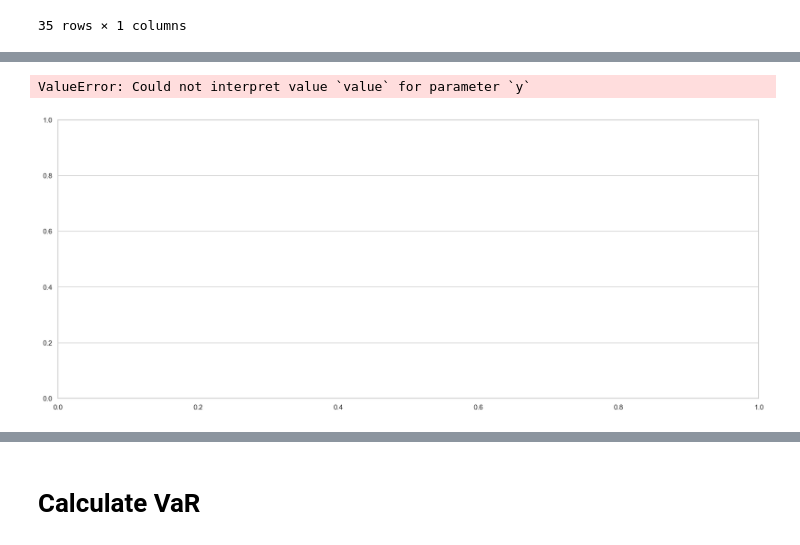
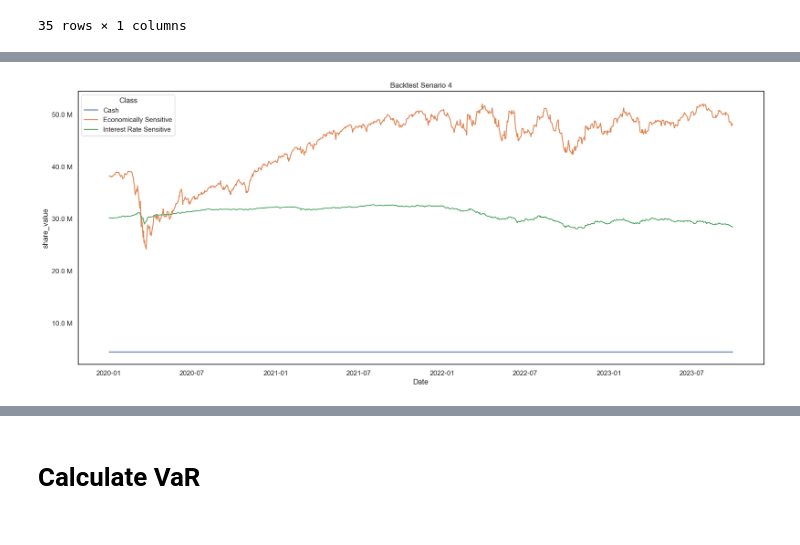
Before and after one commit to dsimband/DATA618, a Jupyter notebook: w5/DATA618_W5_VaR.ipynb, the cells around one changed output, grey strips where cells are left out. Drawn from its saved outputs; the diff is of its cells as text; code cells hidden in the pictures.

```diff
--- a/w5/DATA618_W5_VaR.ipynb
+++ b/w5/DATA618_W5_VaR.ipynb
@@ -247,0 +157,8 @@ Name: C_A_S_H, Length: 943, dtype: int64
+# %%
+#t_df = df
+
+plt.figure(figsize=(20,10))
+mask = np.zeros_like(price_df.corr())
+mask[np.triu_indices_from(mask)] = True
+sns.set_style("white")
+_p = sns.heatmap(price_df.corr().round(2), annot=True, mask=mask, cmap="plasma", annot_kws={"size": 10})
@@ -287,8 +208,8 @@ price_df
 943 rows × 35 columns
 # %%
 m_df = price_df.copy()
-#m_df['Date'] = m_df.index
 m_df.reset_index(inplace=True)
 m_df = m_df.melt(id_vars=['Date'])
+m_df.columns = ['Date','Ticker','Price']
 m_df
 # %% [output]
@@ -325,5 +250,5 @@ l_df
 # %%
-m_df = m_df.merge(l_df, how='left', left_on='variable', right_on='Ticker').merge(shares_df,how='left' ,left_on='Ticker', right_on='Ticker')
-m_df['share_value'] = m_df['value'] * m_df['Shares']
-m_df
+merg_df = m_df.merge(l_df, how='left', left_on='Ticker', right_on='Ticker').merge(shares_df,how='left' ,left_on='Ticker', right_on='Ticker')
+merg_df['share_value'] = merg_df['Price'] * merg_df['Shares']
+merg_df
 # %% [output]
@@ -343,5 +268,5 @@ m_df
 # %%
-t_df = m_df.groupby(['Date','Class'])[['share_value']].sum().reset_index()
+t_df = merg_df.groupby(['Date','Class'])[['share_value']].sum().reset_index()
 t_df
 # %% [output]
 |  | Date | Class | share_value |
@@ -383,15 +292,13 @@ m_df
 # %%
 # Graph
 fig, ax = plt.subplots(figsize=(20,8))
-ax.xaxis.grid()
 plt.ticklabel_format(style='plain', axis='y')
 
 # Plot
-#ax.plot(m_df['Date'], m_df['value'], ,'gray')
-sns.lineplot(data=t_df, x="Date", y="value", hue='Class')
-#m_df.plot(kind='bar', stacked=True)
+sns.set_style("white")
+g = sns.lineplot(data=t_df, x="Date", y="share_value", hue='Class')
+g.set_yticklabels(['{:,.1f}'.format(x) + ' M' for x in g.get_yticks()/1000000])
 
-ax.set(title='Fed Effective Funds Rate Prediction');
+ax.set(title='Backtest Senario 4');
 # %% [output]
-ValueError: Could not interpret value `value` for parameter `y`
-[figure, old version]
+[figure, new version]
```
Also changed, not shown: parts of 55 cells of this notebook, 1 other file.
